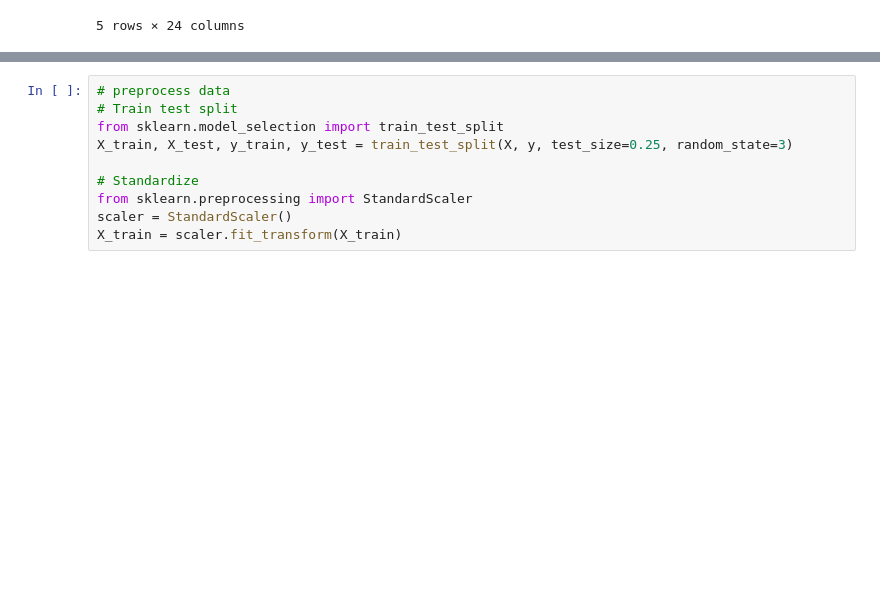
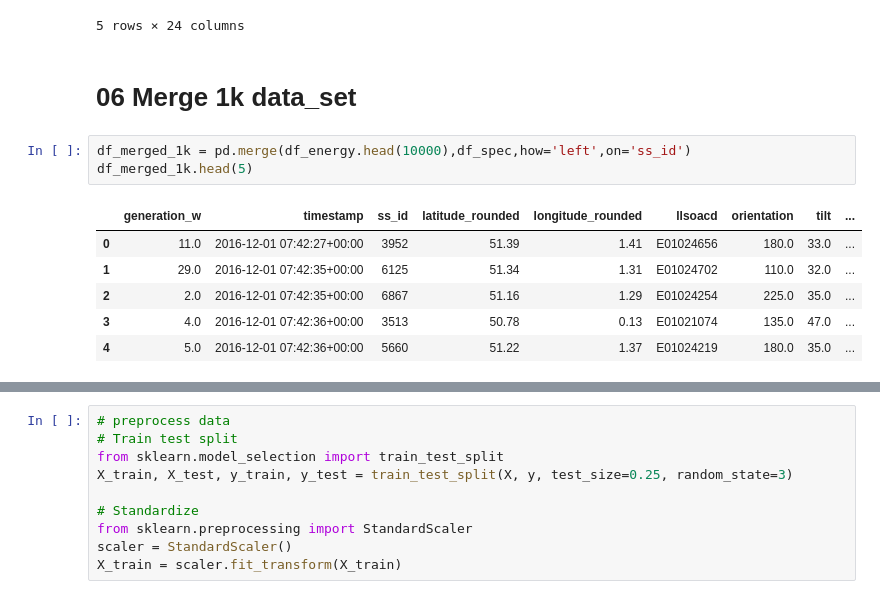
Before and after one commit to hramzan01/market, a Jupyter notebook: notebooks/supply_data.ipynb, the cells around one changed output, grey strips where cells are left out. Drawn from its saved outputs; the diff is of its cells as text; blank space fills up the shorter version.

```diff
--- a/notebooks/supply_data.ipynb
+++ b/notebooks/supply_data.ipynb
@@ -397,3 +401,15 @@ df_merged_multiple.head(5)
 | 8521 | 807.0 | 2016-10-25 10:00:57+00:00 | 6125 | 51.34 | 1.31 | E01024702 | 110.0 | 32.0 | ... |
 | 8533 | 1285.0 | 2016-10-25 11:00:57+00:00 | 6125 | 51.34 | 1.31 | E01024702 | 110.0 | 32.0 | ... |
 5 rows × 24 columns
+# %% [markdown]
+# 06 Merge 1k data_set
+# %%
+df_merged_1k = pd.merge(df_energy.head(10000),df_spec,how='left',on='ss_id')
+df_merged_1k.head(5)
+# %% [output]
+|  | generation_w | timestamp | ss_id | latitude_rounded | longitude_rounded | llsoacd | orientation | tilt | ... |
+| 0 | 11.0 | 2016-12-01 07:42:27+00:00 | 3952 | 51.39 | 1.41 | E01024656 | 180.0 | 33.0 | ... |
+| 1 | 29.0 | 2016-12-01 07:42:35+00:00 | 6125 | 51.34 | 1.31 | E01024702 | 110.0 | 32.0 | ... |
+| 2 | 2.0 | 2016-12-01 07:42:35+00:00 | 6867 | 51.16 | 1.29 | E01024254 | 225.0 | 35.0 | ... |
+| 3 | 4.0 | 2016-12-01 07:42:36+00:00 | 3513 | 50.78 | 0.13 | E01021074 | 135.0 | 47.0 | ... |
+| 4 | 5.0 | 2016-12-01 07:42:36+00:00 | 5660 | 51.22 | 1.37 | E01024219 | 180.0 | 35.0 | ... |
```
Also changed, not shown: parts of 9 cells of this notebook.
